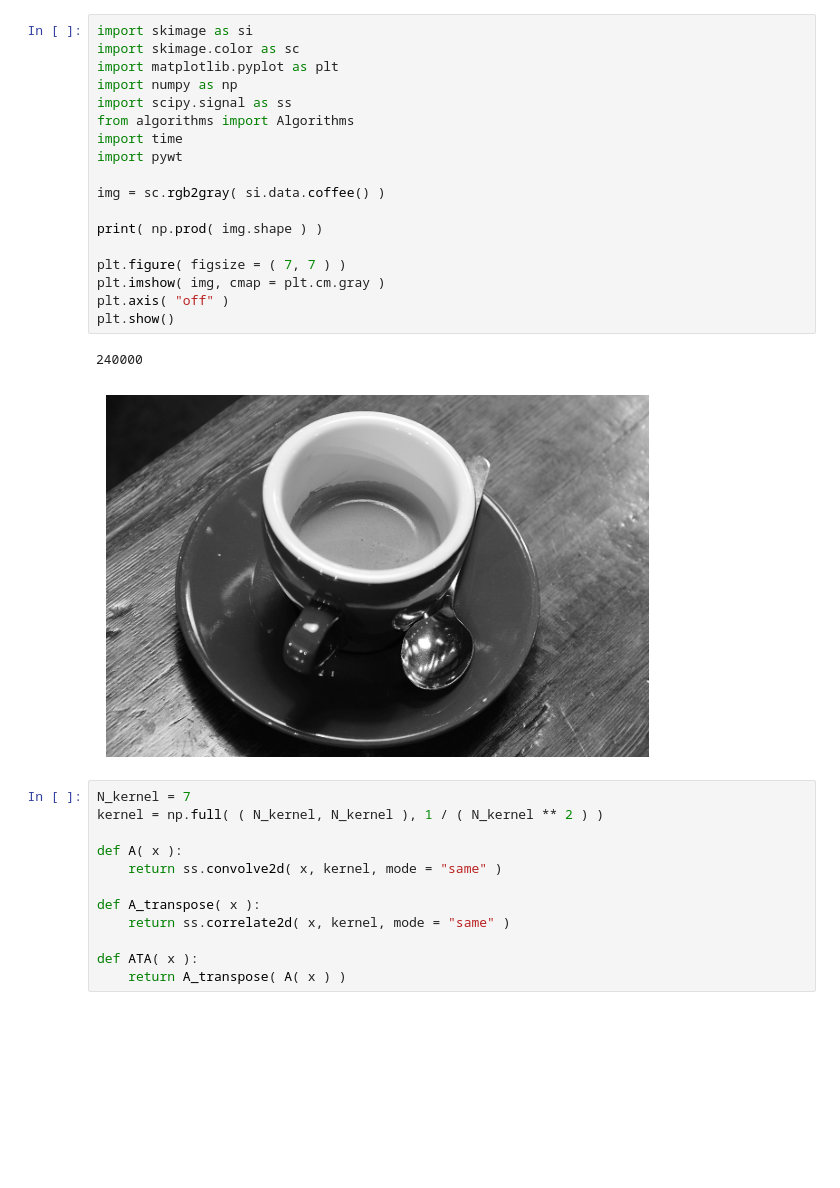
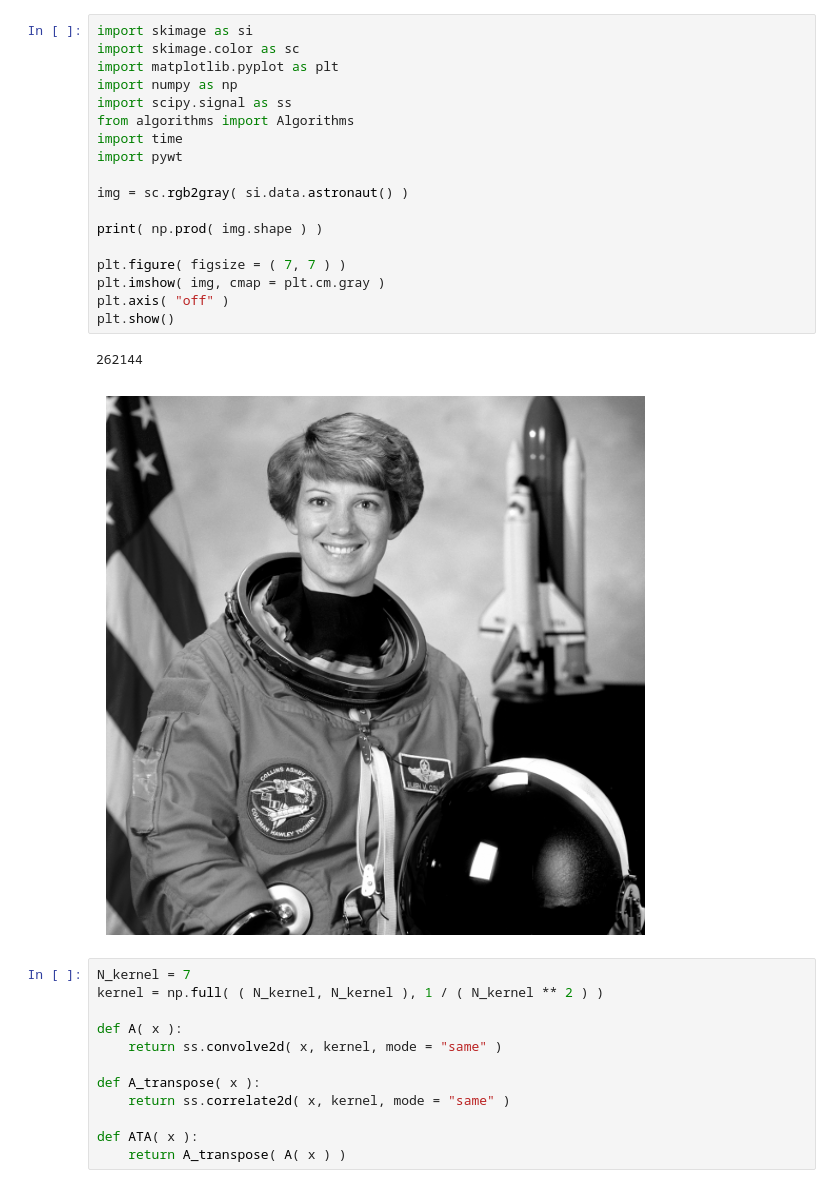
Before and after one commit to gligabo/projeto_ic, a Jupyter notebook: com_regularizacao/aplicacao_borragem_ruidosa.ipynb, the cells around one changed output. Drawn from its saved outputs; the diff is of its cells as text; blank space fills up the shorter version.

Commit message:
Usando imagem astronauta, garantindo adjuntas e que HT é a inversa

```diff
--- a/com_regularizacao/aplicacao_borragem_ruidosa.ipynb
+++ b/com_regularizacao/aplicacao_borragem_ruidosa.ipynb
@@ -1,24 +1,24 @@
 # %%
 import skimage as si
 import skimage.color as sc
 import matplotlib.pyplot as plt
 import numpy as np
 import scipy.signal as ss
 from algorithms import Algorithms
 import time
 import pywt
 
-img = sc.rgb2gray( si.data.coffee() )
+img = sc.rgb2gray( si.data.astronaut() )
 
 print( np.prod( img.shape ) )
 
 plt.figure( figsize = ( 7, 7 ) )
 plt.imshow( img, cmap = plt.cm.gray )
 plt.axis( "off" )
 plt.show()
 # %% [output]
-240000
+262144
-[figure, old version]
+[figure, new version]
 # %%
 N_kernel = 7
 kernel = np.full( ( N_kernel, N_kernel ), 1 / ( N_kernel ** 2 ) )
```
Also changed, not shown: parts of 10 cells of this notebook, 1 other file.
